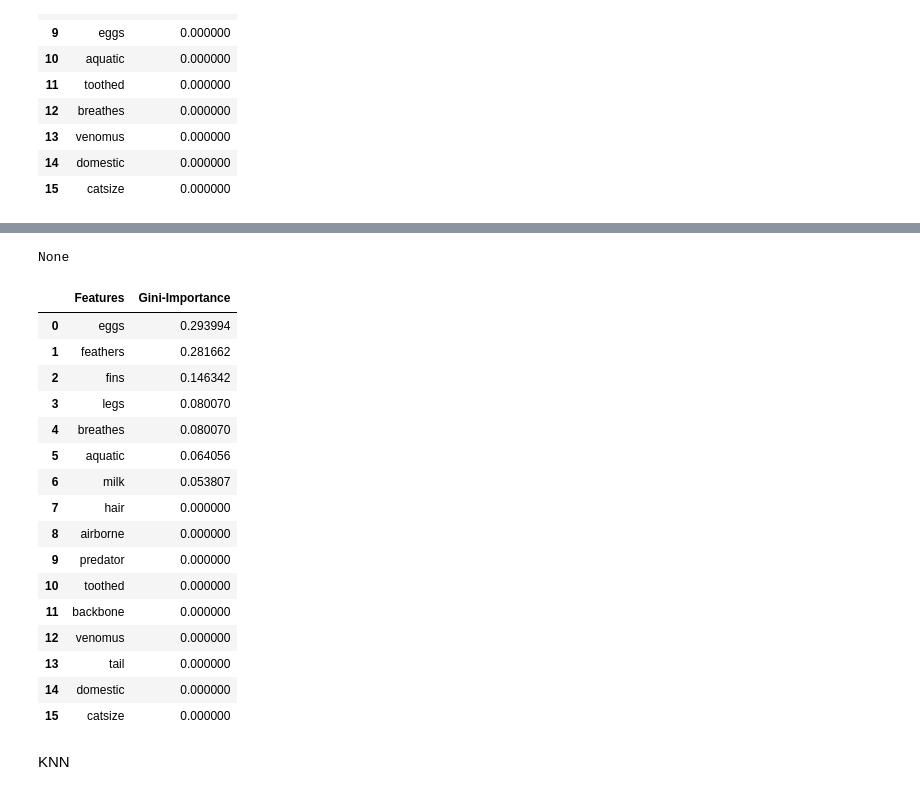
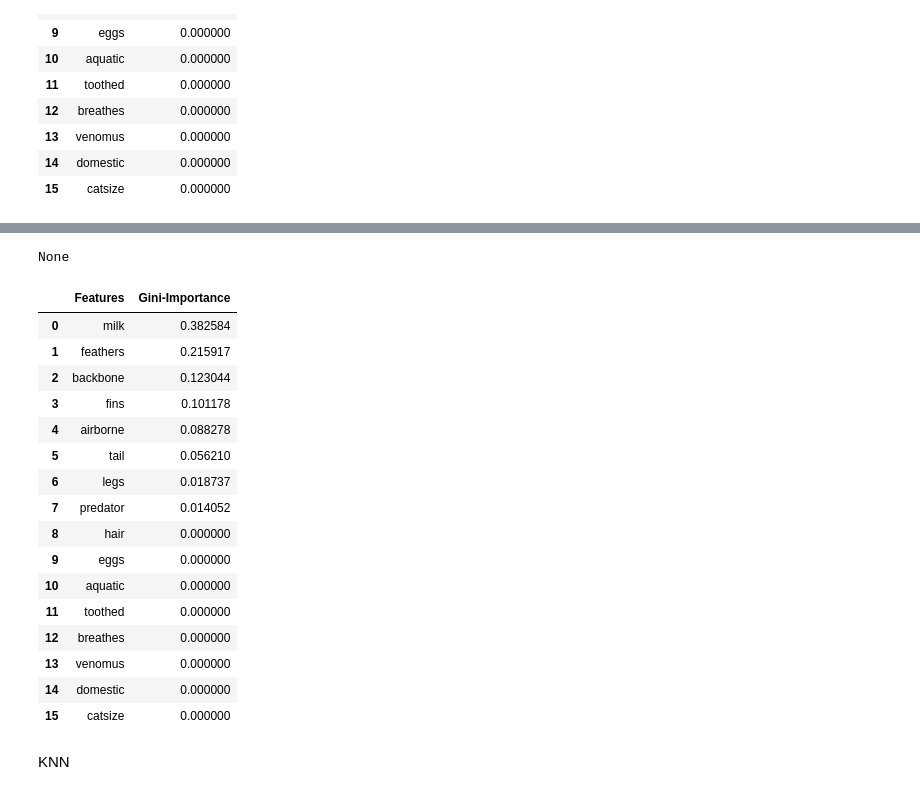
Before and after one commit to AlNualD/DataAnalysis, a Jupyter notebook: zoo_dataset_lab1.ipynb, the cells around one changed output, grey strips where cells are left out. Drawn from its saved outputs; the diff is of its cells as text; code cells hidden in the pictures.

```diff
--- a/zoo_dataset_lab1.ipynb
+++ b/zoo_dataset_lab1.ipynb
@@ -323,0 +298,3 @@ array([1, 3, 1, 1, 7, 2, 3, 4, 1, 3, 2, 1, 1, 1, 2, 4, 4, 1, 1, 1, 1, 7,
+# %%
+tree = DecisionTreeClassifier()
+tree.fit(x_train, y_train)
@@ -326,10 +320,10 @@ array([1, 3, 1, 1, 7, 2, 3, 4, 1, 3, 2, 1, 1, 1, 2, 4, 4, 1, 1, 1, 1, 7,
 # %%
 from sklearn.model_selection import GridSearchCV, cross_val_score
 # %%
-tree_params2 = {'max_depth': range(1,11),
+tree_params = {'max_depth': range(1,11),
 'max_features': range(4,19)}
 
-tree_grid2 = GridSearchCV(tree2, tree_params2,
+tree_grid = GridSearchCV(tree, tree_params,
 cv=5, n_jobs=-1,
 verbose=True)
 # %% [markdown]
@@ -361,0 +331,2 @@ GridSearchCV(cv=5, error_score=nan,
+# %%
+tree_grid.fit(x_train, y_train)
@@ -392,20 +389,20 @@ graph
 [drawing not drawn]
 # %%
 feats = {}
-for feature, importance in zip(animals2.columns, tree2.feature_importances_):
+for feature, importance in zip(animals2.columns, tree.feature_importances_):
     feats[feature] = importance
 importances = pd.DataFrame.from_dict(feats, orient='index').rename(columns={0: 'Gini-Importance'})
 importances = importances.sort_values(by='Gini-Importance', ascending=False)
 importances = importances.reset_index()
 importances = importances.rename(columns={'index': 'Features'})
 sns.set(font_scale = 5)
-sns.set(style="whitegrid", color_codes=True, font_scale = 1.7)
+sns.set(style="whitegrid", color_codes=True, font_scale = 1)
 fig, ax = plt.subplots()
-fig.set_size_inches(15,10)
+fig.set_size_inches(10,5)
 sns.barplot(x=importances['Gini-Importance'], y=importances['Features'], data=importances, color='skyblue')
-plt.xlabel('Importance', fontsize=25, weight = 'bold')
-plt.ylabel('Features', fontsize=25, weight = 'bold')
-plt.title('Feature Importance', fontsize=25, weight = 'bold')
+plt.xlabel('Importance', fontsize=15, weight = 'bold')
+plt.ylabel('Features', fontsize=15, weight = 'bold')
+plt.title('Feature Importance', fontsize=15, weight = 'bold')
 display(plt.show())
 display(importances)
 # %% [output]
@@ -430,40 +427,40 @@ None
 | 15 | catsize | 0.000000 |
 # %%
 feats = {}
-for feature, importance in zip(animals2.columns, tree_grid2.best_estimator_.feature_importances_):
+for feature, importance in zip(animals2.columns, tree_grid.best_estimator_.feature_importances_):
     feats[feature] = importance
 importances = pd.DataFrame.from_dict(feats, orient='index').rename(columns={0: 'Gini-Importance'})
 importances = importances.sort_values(by='Gini-Importance', ascending=False)
 importances = importances.reset_index()
 importances = importances.rename(columns={'index': 'Features'})
 sns.set(font_scale = 5)
-sns.set(style="whitegrid", color_codes=True, font_scale = 1.7)
+sns.set(style="whitegrid", color_codes=True, font_scale = 1)
 fig, ax = plt.subplots()
 fig.set_size_inches(10,5)
 sns.barplot(x=importances['Gini-Importance'], y=importances['Features'], data=importances, color='skyblue')
 plt.xlabel('Importance', fontsize=15, weight = 'bold')
 plt.ylabel('Features', fontsize=15, weight = 'bold')
 plt.title('Feature Importance', fontsize=15, weight = 'bold')
 display(plt.show())
 display(importances)
 # %% [output]
 [drawing not drawn]
 None
 |  | Features | Gini-Importance |
-| 0 | eggs | 0.293994 |
-| 1 | feathers | 0.281662 |
-| 2 | fins | 0.146342 |
-| 3 | legs | 0.080070 |
-| 4 | breathes | 0.080070 |
-| 5 | aquatic | 0.064056 |
-| 6 | milk | 0.053807 |
-| 7 | hair | 0.000000 |
-| 8 | airborne | 0.000000 |
-| 9 | predator | 0.000000 |
-| 10 | toothed | 0.000000 |
-| 11 | backbone | 0.000000 |
-| 12 | venomus | 0.000000 |
-| 13 | tail | 0.000000 |
+| 0 | milk | 0.382584 |
+| 1 | feathers | 0.215917 |
+| 2 | backbone | 0.123044 |
+| 3 | fins | 0.101178 |
+| 4 | airborne | 0.088278 |
+| 5 | tail | 0.056210 |
+| 6 | legs | 0.018737 |
+| 7 | predator | 0.014052 |
+| 8 | hair | 0.000000 |
+| 9 | eggs | 0.000000 |
+| 10 | aquatic | 0.000000 |
+| 11 | toothed | 0.000000 |
+| 12 | breathes | 0.000000 |
+| 13 | venomus | 0.000000 |
 | 14 | domestic | 0.000000 |
 | 15 | catsize | 0.000000 |
 # %% [markdown]
```
Also changed, not shown: parts of 56 cells of this notebook.
